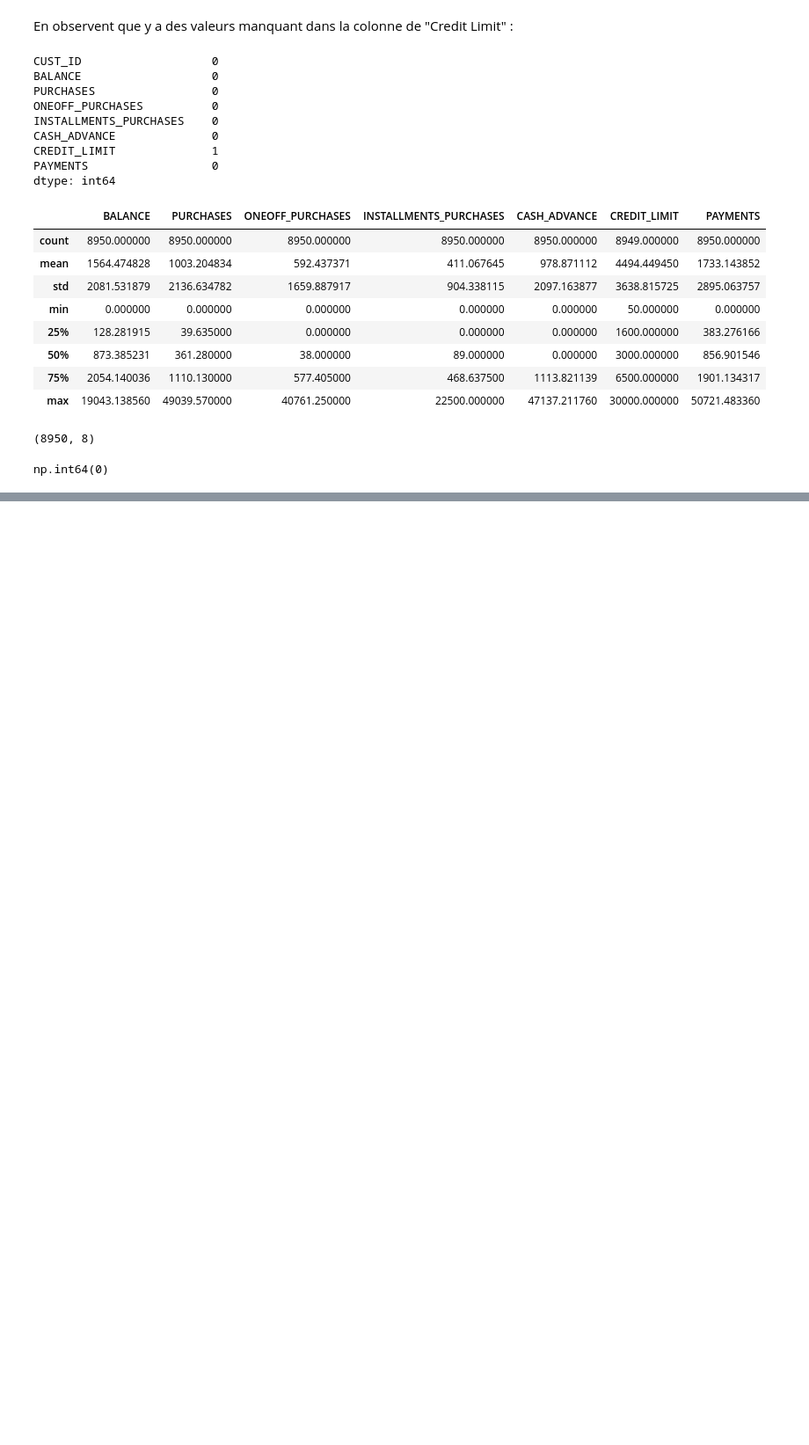
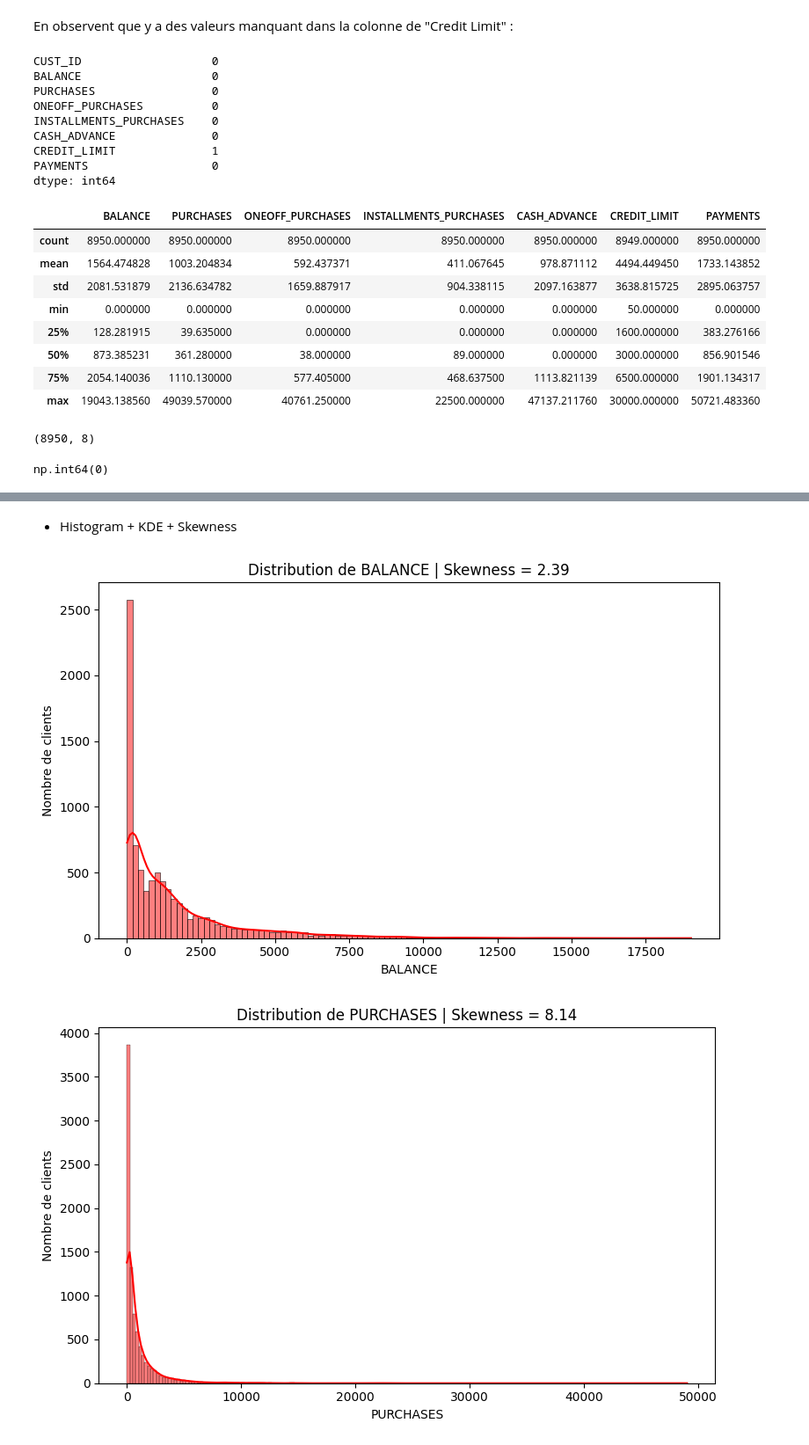
Before and after one commit to Mednsn/CardProfiler, a Jupyter notebook: notebooks/eda.ipynb, the cells around one changed output, grey strips where cells are left out. Shown at 88% size. Drawn from its saved outputs; the diff is of its cells as text; code cells hidden in the pictures; blank space fills up the shorter version.

```diff
--- a/notebooks/eda.ipynb
+++ b/notebooks/eda.ipynb
@@ -95,0 +127,9 @@ print(skewness)
+# %%
+numeric_cols = df.select_dtypes(include="number").columns
+
+print(numeric_cols)
+
+numeric_cols = [
+    col for col in df.select_dtypes(include="number").columns
+    if col != "CUST_ID"
+]
@@ -95,0 +163,21 @@ print(skewness)
+# %% [markdown]
+- Histogram + KDE + Skewness
+# %%
+for col in numeric_cols:
+
+    skewness = df[col].skew()
+
+    plt.figure(figsize=(8, 5))
+
+    sns.histplot(data=df, x=col,kde=True,color='red')
+
+    plt.title(f"Distribution de {col} | Skewness = {skewness:.2f}")
+
+    plt.xlabel(col)
+    plt.ylabel("Nombre de clients")
+
+    plt.tight_layout()
+    plt.show()
+# %% [output]
+[figure, added]
+[figure, added]
```
Also changed, not shown: parts of 14 cells of this notebook.
